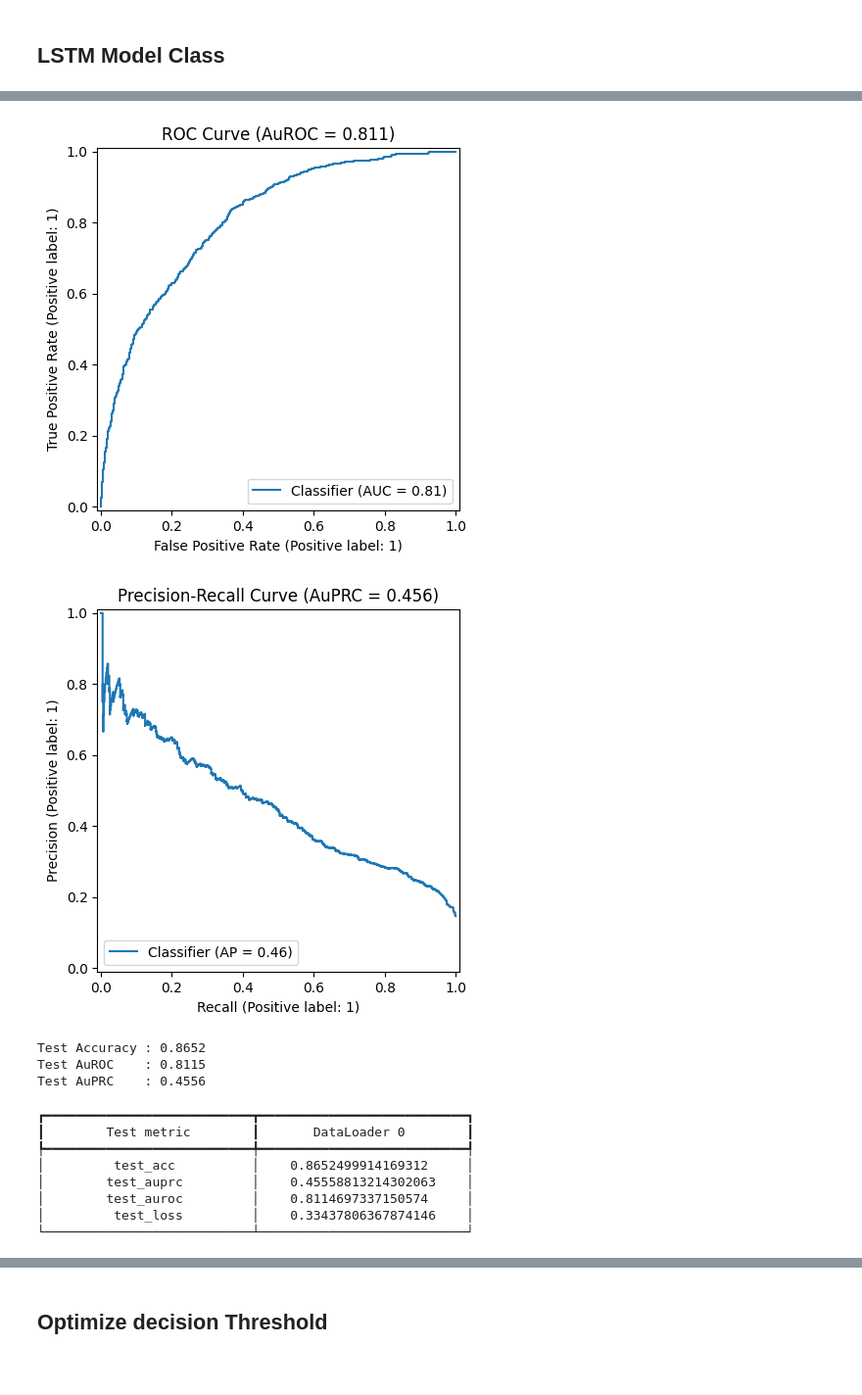
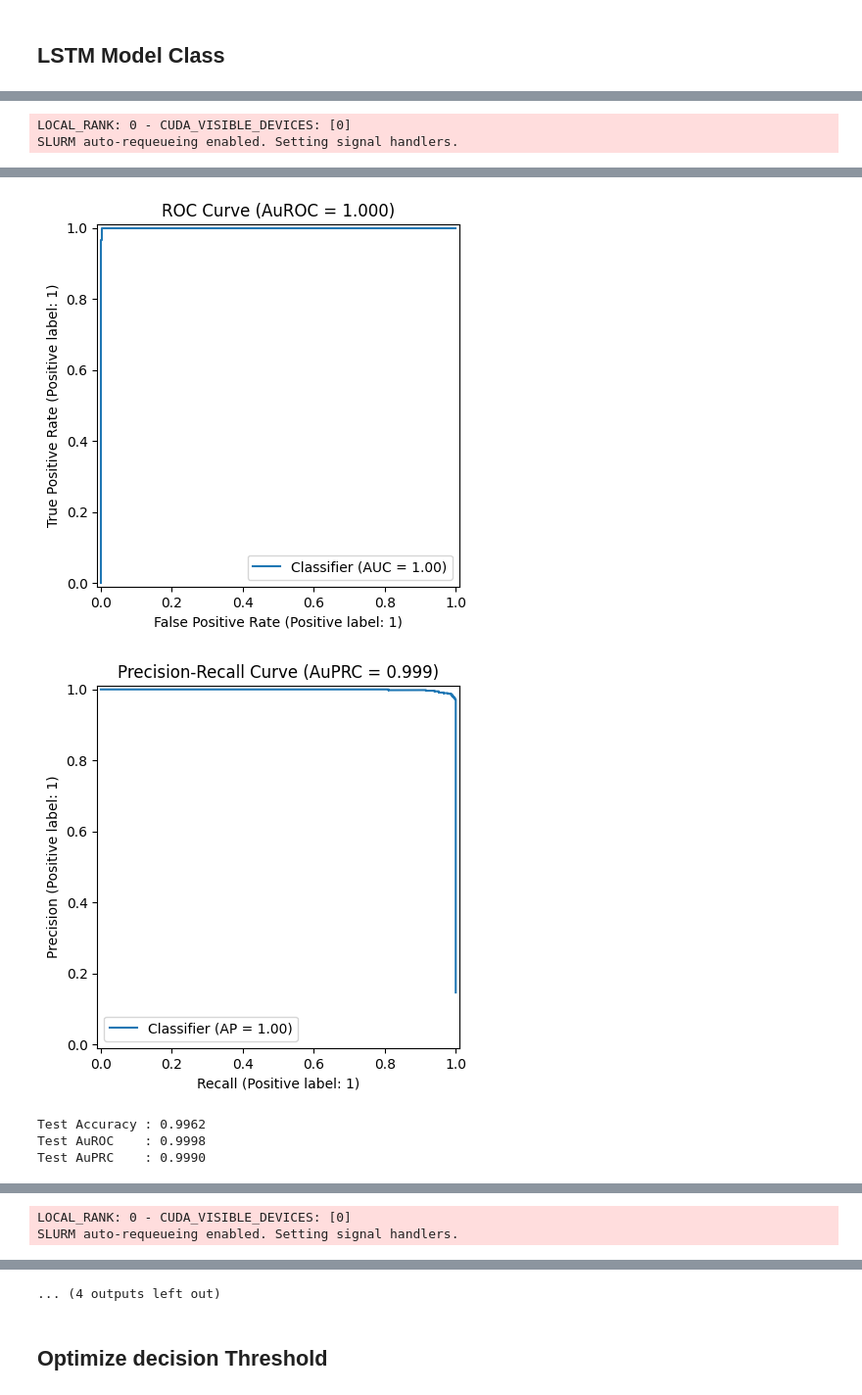
Before and after one commit to pascalbartschi/ICU-TimeSeries-Mortality-Prediction, a Jupyter notebook: notebooks/2_SupervisedML/Q2_RNN/Q2_RNN.ipynb, the cells around one changed output, grey strips where cells are left out. Shown at 98% size. Drawn from its saved outputs; the diff is of its cells as text; code cells hidden in the pictures; blank space fills up the shorter version.

```diff
--- a/notebooks/2_SupervisedML/Q2_RNN/Q2_RNN.ipynb
+++ b/notebooks/2_SupervisedML/Q2_RNN/Q2_RNN.ipynb
@@ -446,13 +466,15 @@ def test_model(ModelClass, model_name, datamodule):
 # %%
 # Setup
-
+k_folds = None
+h_size = 64
+n_layers = 5
 input_size = len(feature_cols) + 1
-datamodule = TimeSeriesDataModule(feature_cols=feature_cols, batch_size=64)
+datamodule = TimeSeriesDataModule(feature_cols=feature_cols, batch_size=64, k_folds = k_folds)
 # %%
 # Train both models
 # For single train/val split:
 # train_model(LSTMClassifier, "lstm", datamodule, input_size)
 
 # For 5-fold cross-validation:
-train_model(LSTMClassifier, "lstm", datamodule, input_size, k_folds=5)
+lstm_model = train_model(LSTMClassifier, "lstm", datamodule, input_size, k_folds=k_folds, h_size = h_size, n_layers = n_layers, return_model=True)
 # %% [output]
@@ -498,5 +515,5 @@ Epoch 9, global step 1000: 'val_loss' was not in top 1
 # %%
-train_model(BiLSTMClassifier, "bilstm", datamodule, input_size, k_folds = 5)
+bilstm_model = train_model(BiLSTMClassifier, "bilstm", datamodule, input_size, k_folds = k_folds, return_model=True)
 # %% [output]
 GPU available: True (cuda), used: True
 TPU available: False, using: 0 TPU cores
@@ -537,5 +553,5 @@ Epoch 8, global step 567: 'val_loss' reached 0.34617 (best 0.34617), saving mode
 # %%
 # Test both models
-test_model(LSTMClassifier, "lstm", datamodule)
-test_model(BiLSTMClassifier, "bilstm", datamodule)
+test_model(LSTMClassifier, "lstm", datamodule, model = lstm_model)
+test_model(BiLSTMClassifier, "bilstm", datamodule, model = bilstm_model)
 # %% [output]
@@ -548,0 +562,2 @@ SLURM auto-requeueing enabled. Setting signal handlers.
+LOCAL_RANK: 0 - CUDA_VISIBLE_DEVICES: [0]
+SLURM auto-requeueing enabled. Setting signal handlers.
@@ -550,13 +565,5 @@ SLURM auto-requeueing enabled. Setting signal handlers.
-[figure, old version]
+[figure, new version]
-[figure, old version]
+[figure, new version]
-Test Accuracy : 0.8652
-Test AuROC    : 0.8115
-Test AuPRC    : 0.4556
-┏━━━━━━━━━━━━━━━━━━━━━━━━━━━┳━━━━━━━━━━━━━━━━━━━━━━━━━━━┓
-┃        Test metric        ┃       DataLoader 0        ┃
-┡━━━━━━━━━━━━━━━━━━━━━━━━━━━╇━━━━━━━━━━━━━━━━━━━━━━━━━━━┩
-│         test_acc          │    0.8652499914169312     │
-│        test_auprc         │    0.45558813214302063    │
-│        test_auroc         │    0.8114697337150574     │
-│         test_loss         │    0.33437806367874146    │
-└───────────────────────────┴───────────────────────────┘
+Test Accuracy : 0.9962
+Test AuROC    : 0.9998
+Test AuPRC    : 0.9990
@@ -569,0 +582,2 @@ SLURM auto-requeueing enabled. Setting signal handlers.
+LOCAL_RANK: 0 - CUDA_VISIBLE_DEVICES: [0]
+SLURM auto-requeueing enabled. Setting signal handlers.
@@ -573,3 +585,4 @@ SLURM auto-requeueing enabled. Setting signal handlers.
+... (4 outputs left out)
 # %% [markdown]
 ## Optimize decision Threshold
 # %%
```
Also changed, not shown: parts of 5 cells of this notebook, 2 other files.
